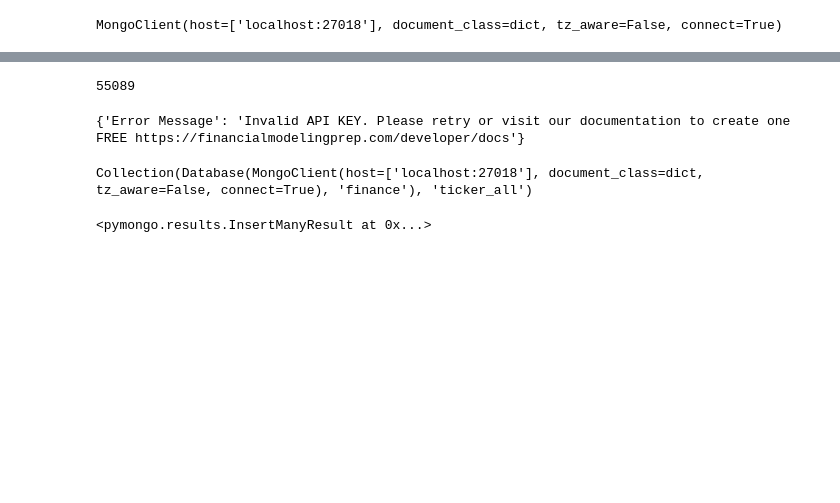
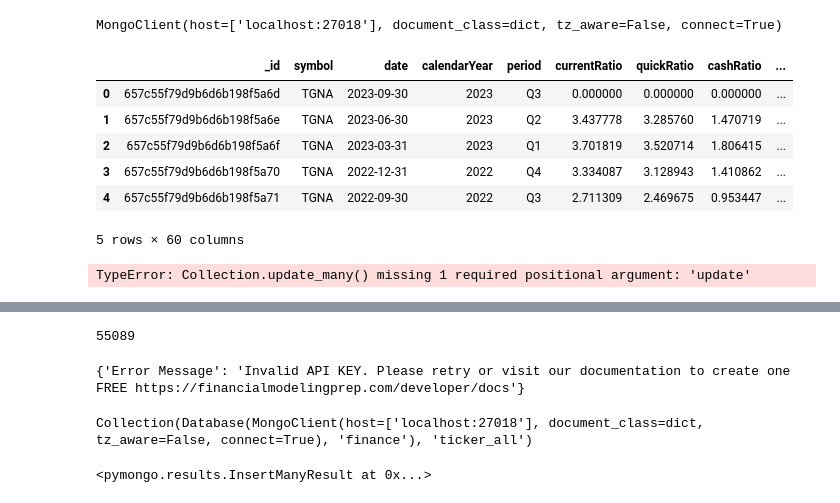
Before and after one commit to Michiel-DK/finance, a Jupyter notebook: notebooks/first_try.ipynb, the cells around one changed output, grey strips where cells are left out. Cells and saved outputs as stored; diff of their text form; code cells hidden in the pictures; blank space fills up the shorter version.

```diff
--- a/notebooks/first_try.ipynb
+++ b/notebooks/first_try.ipynb
@@ -12,6 +12,18 @@ PY_MONGO_CLIENT
 MongoClient(host=['localhost:27018'], document_class=dict, tz_aware=False, connect=True)
 # %%
 client = PY_MONGO_CLIENT
-collection = client['finance']['all_tickers']
+collection = client['finance']['key_ratios']
 # %%
-big_ls = list(collection.find({'type':'stock'}))
+big_ls = list(collection.find())
+# %%
+df = pd.DataFrame(big_ls)
+# %%
+df.head()
+# %% [output]
+|  | _id | symbol | date | calendarYear | period | currentRatio | quickRatio | cashRatio | ... |
+| 0 | 657c55f79d9b6d6b198f5a6d | TGNA | 2023-09-30 | 2023 | Q3 | 0.000000 | 0.000000 | 0.000000 | ... |
+| 1 | 657c55f79d9b6d6b198f5a6e | TGNA | 2023-06-30 | 2023 | Q2 | 3.437778 | 3.285760 | 1.470719 | ... |
+| 2 | 657c55f79d9b6d6b198f5a6f | TGNA | 2023-03-31 | 2023 | Q1 | 3.701819 | 3.520714 | 1.806415 | ... |
+| 3 | 657c55f79d9b6d6b198f5a70 | TGNA | 2022-12-31 | 2022 | Q4 | 3.334087 | 3.128943 | 1.410862 | ... |
+| 4 | 657c55f79d9b6d6b198f5a71 | TGNA | 2022-09-30 | 2022 | Q3 | 2.711309 | 2.469675 | 0.953447 | ... |
+5 rows × 60 columns
@@ -17,0 +42,4 @@ big_ls = list(collection.find({'type':'stock'}))
+# %%
+collection.update_many(df)
+# %% [output]
+TypeError: Collection.update_many() missing 1 required positional argument: 'update'
```
Also changed, not shown: parts of 4 cells of this notebook, 3 other files.
